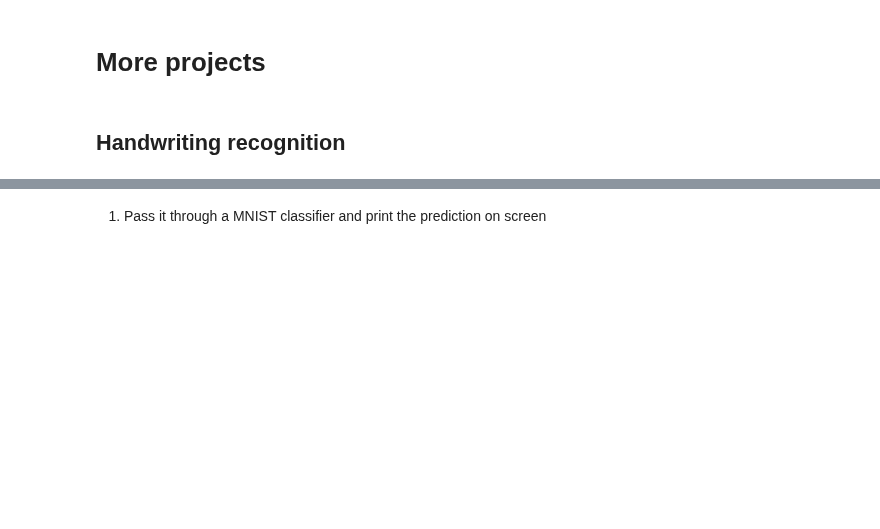
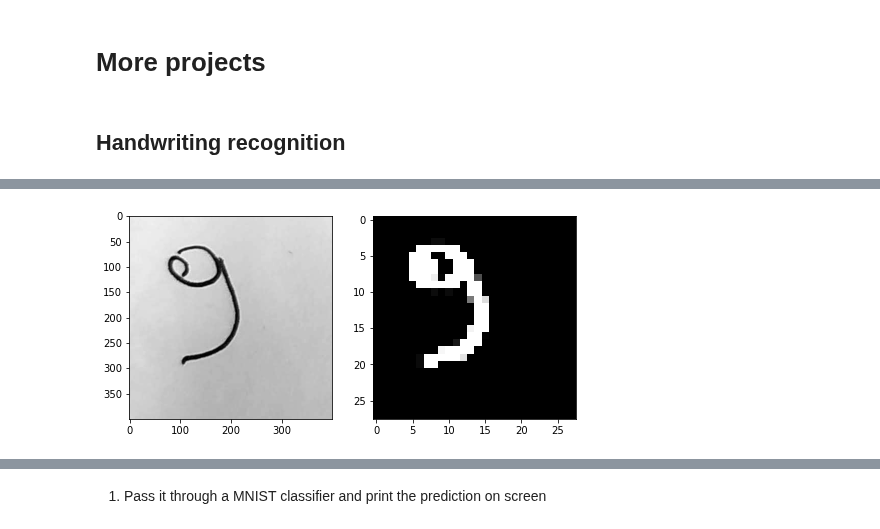
Before and after one commit to alessiorecchia/strive_exe, a Jupyter notebook: M6_Computer_Vision/04. Kernels, callbacks and thresholding/Mini projects.ipynb, the cells around one changed output, grey strips where cells are left out. Saved outputs shown, nothing was run; the diff lists cells and outputs as text; code cells hidden in the pictures; blank space fills up the shorter version.

```diff
--- a/M6_Computer_Vision/04. Kernels, callbacks and thresholding/Mini projects.ipynb
+++ b/M6_Computer_Vision/04. Kernels, callbacks and thresholding/Mini projects.ipynb
@@ -171,0 +183,7 @@ plt.imshow(three_mnist);
+# %%
+nine = crop(digits, (1270, 580), (400, 400))
+nine_mnist = to_mnist(nine)
+
+show_digits(nine, nine_mnist)
+# %% [output]
+[figure, added]
```
Also changed, not shown: parts of 35 cells of this notebook, 2 other files.
